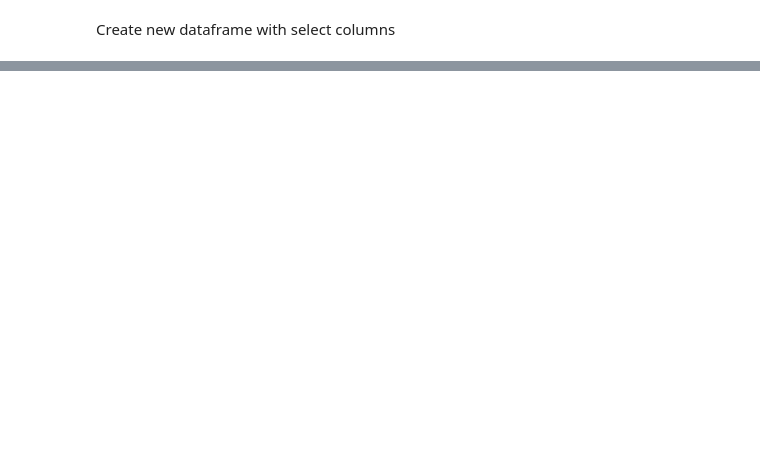
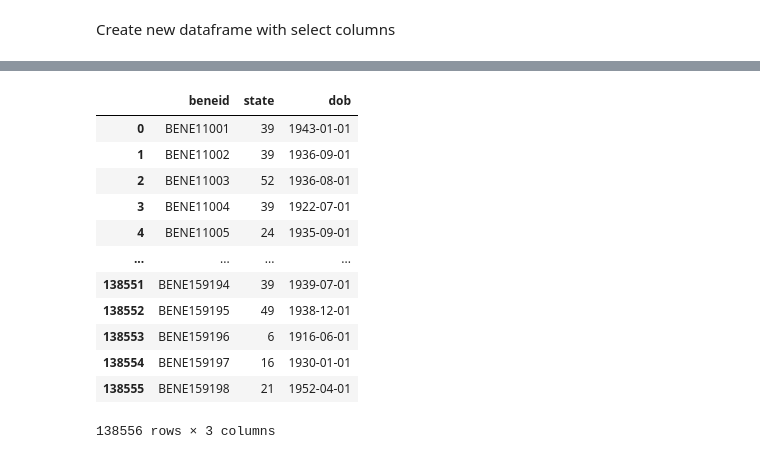
Before and after one commit to kpessa/Project-2-ETL, a Jupyter notebook: Chikas_notebook.ipynb, the cells around one changed output, grey strips where cells are left out. Cells and saved outputs as stored; diff of their text form; code cells hidden in the pictures; blank space fills up the shorter version.

```diff
--- a/Chikas_notebook.ipynb
+++ b/Chikas_notebook.ipynb
@@ -92,0 +127,6 @@ Train_Beneficiary_df.head()
+# %%
+#connect to local database
+database_connection = "postgres:postgres@localhost:5432/postgres"
+#sql_lite = "sqlite:///my_sqlite.db"
+#engine = create_engine(sql_lite)
+engine = create_engine(f'postgresql://{database_connection}')
@@ -92,0 +152,16 @@ Train_Beneficiary_df.head()
+# %%
+pd.read_sql_query('select * from train_beneficiary', con=engine)
+# %% [output]
+|  | beneid | state | dob |
+| 0 | BENE11001 | 39 | 1943-01-01 |
+| 1 | BENE11002 | 39 | 1936-09-01 |
+| 2 | BENE11003 | 52 | 1936-08-01 |
+| 3 | BENE11004 | 39 | 1922-07-01 |
+| 4 | BENE11005 | 24 | 1935-09-01 |
+| ... | ... | ... | ... |
+| 138551 | BENE159194 | 39 | 1939-07-01 |
+| 138552 | BENE159195 | 49 | 1938-12-01 |
+| 138553 | BENE159196 | 6 | 1916-06-01 |
+| 138554 | BENE159197 | 16 | 1930-01-01 |
+| 138555 | BENE159198 | 21 | 1952-04-01 |
+138556 rows × 3 columns
```
Also changed, not shown: parts of 13 cells of this notebook, 2 other files.
